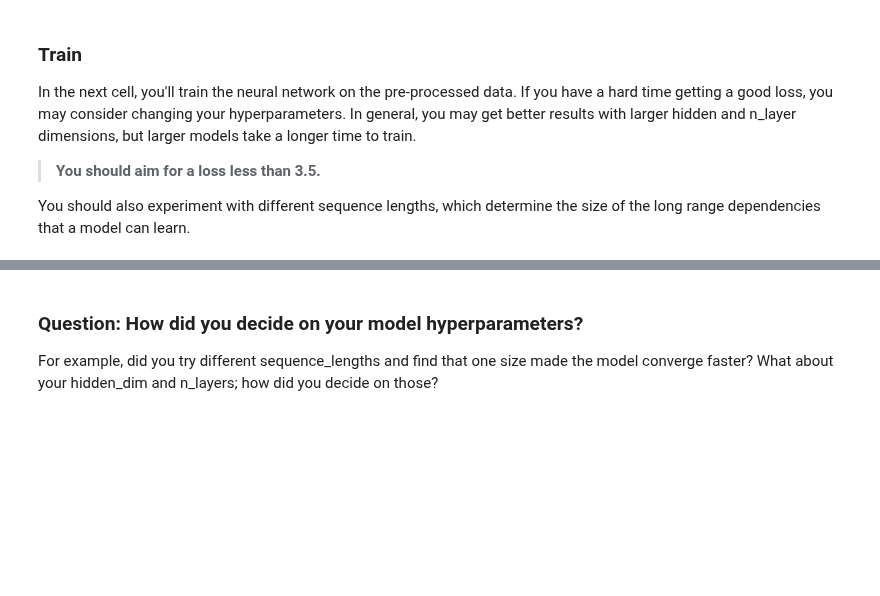
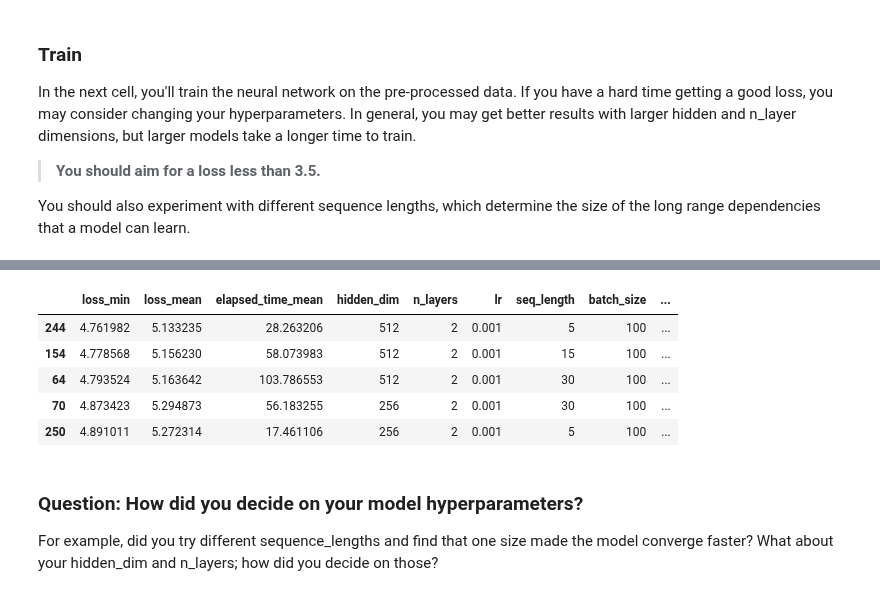
Before and after one commit to silviomori/udacity-deeplearning-nanodegree, a Jupyter notebook: project-tv-script-generation/dlnd_tv_script_generation.ipynb, the cells around one changed output, grey strips where cells are left out. Cells and saved outputs as stored; diff of their text form; code cells hidden in the pictures; blank space fills up the shorter version.

```diff
--- a/project-tv-script-generation/dlnd_tv_script_generation.ipynb
+++ b/project-tv-script-generation/dlnd_tv_script_generation.ipynb
@@ -696,3 +815,14 @@ for i, values in enumerate(iterator):
+# %%
+loss_min_5 = training_data.nsmallest(5, 'loss_min')
+loss_min_5.filter(items=['loss_min','loss_mean','elapsed_time_mean','hidden_dim',
+                         'n_layers','lr','seq_length','batch_size','embedding_dim'])
+# %% [output]
+|  | loss_min | loss_mean | elapsed_time_mean | hidden_dim | n_layers | lr | seq_length | batch_size | ... |
+| 244 | 4.761982 | 5.133235 | 28.263206 | 512 | 2 | 0.001 | 5 | 100 | ... |
+| 154 | 4.778568 | 5.156230 | 58.073983 | 512 | 2 | 0.001 | 15 | 100 | ... |
+| 64 | 4.793524 | 5.163642 | 103.786553 | 512 | 2 | 0.001 | 30 | 100 | ... |
+| 70 | 4.873423 | 5.294873 | 56.183255 | 256 | 2 | 0.001 | 30 | 100 | ... |
+| 250 | 4.891011 | 5.272314 | 17.461106 | 256 | 2 | 0.001 | 5 | 100 | ... |
 # %% [markdown]
 ### Question: How did you decide on your model hyperparameters?
 For example, did you try different sequence_lengths and find that one size made the model converge faster? What about your hidden_dim and n_layers; how did you decide on those?
```
Also changed, not shown: parts of 4 cells of this notebook.
